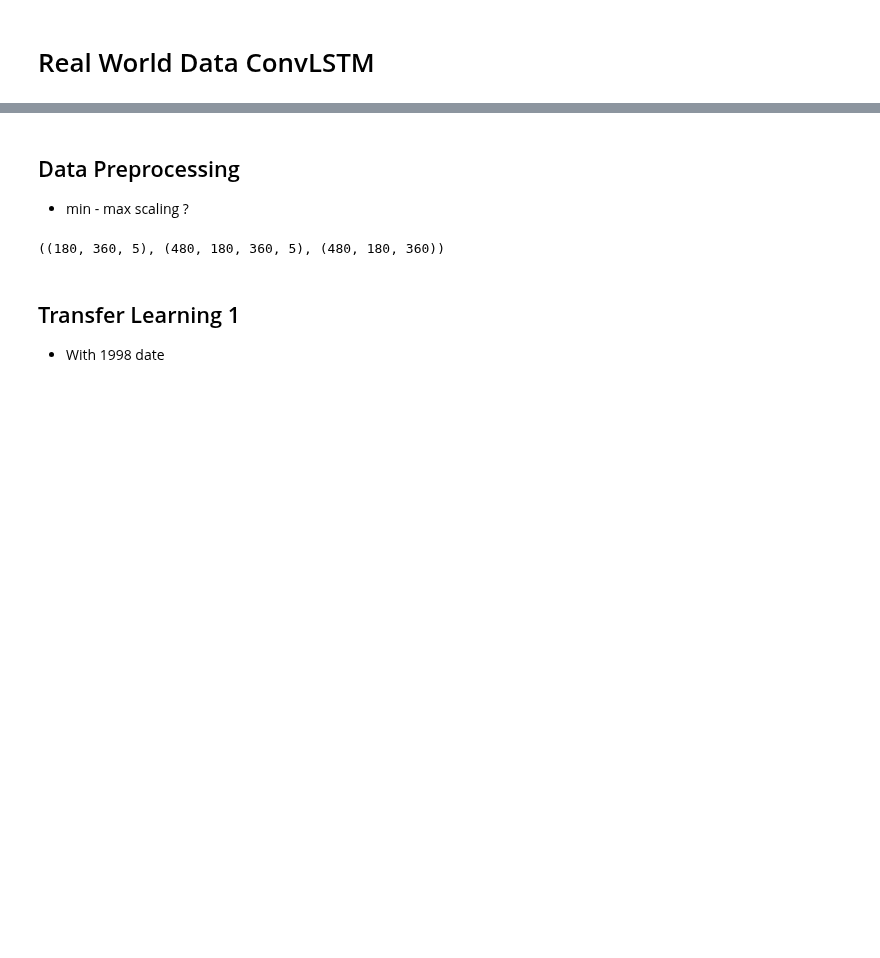
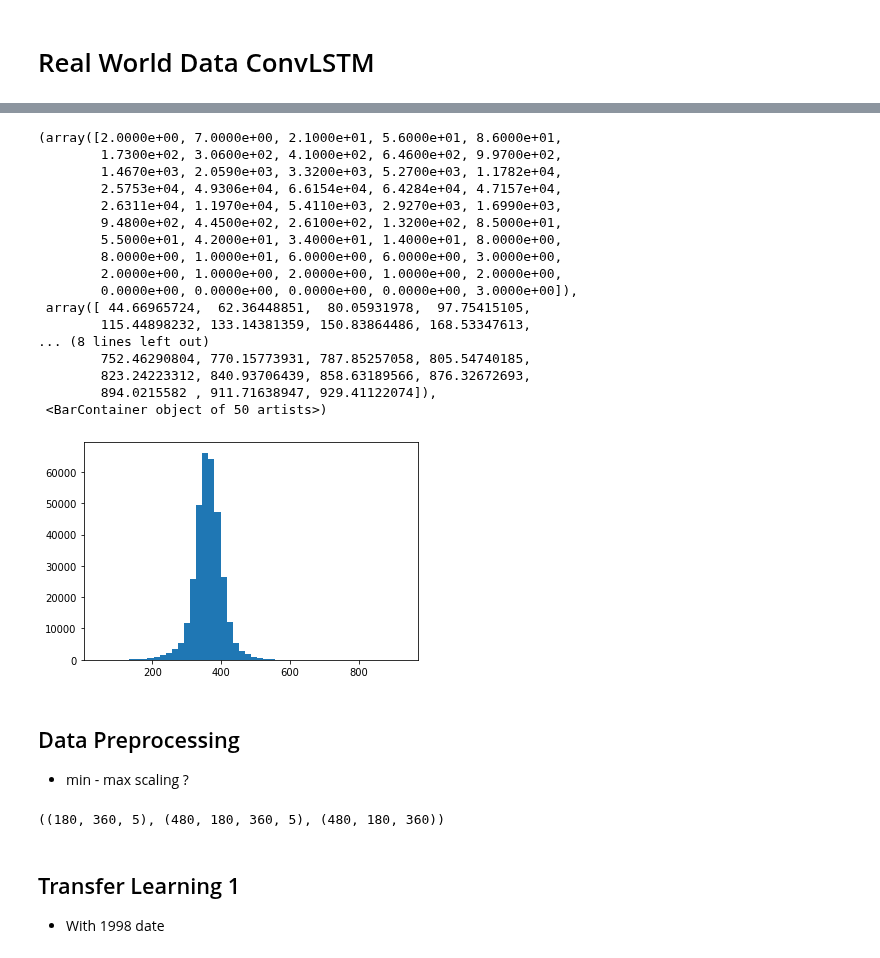
Before and after one commit to sk981102/ocean_co2, a Jupyter notebook: notebooks/deep_learning/009_ConvLSTM_realworld.ipynb, the cells around one changed output, grey strips where cells are left out. Cells and saved outputs as stored; diff of their text form; code cells hidden in the pictures; blank space fills up the shorter version.

```diff
--- a/notebooks/deep_learning/009_ConvLSTM_realworld.ipynb
+++ b/notebooks/deep_learning/009_ConvLSTM_realworld.ipynb
@@ -49,3 +56,25 @@ pco2_converted = fCO2_to_pCO2(data.fco2_ave_unwtd.data,data.sst.data)
+# %%
+pco2_socat_non = pco2_converted [pco2_converted!=0]
+plt.hist(pco2_socat_non,bins=50)
+# %% [output]
+(array([2.0000e+00, 7.0000e+00, 2.1000e+01, 5.6000e+01, 8.6000e+01,
+        1.7300e+02, 3.0600e+02, 4.1000e+02, 6.4600e+02, 9.9700e+02,
+        1.4670e+03, 2.0590e+03, 3.3200e+03, 5.2700e+03, 1.1782e+04,
+        2.5753e+04, 4.9306e+04, 6.6154e+04, 6.4284e+04, 4.7157e+04,
+        2.6311e+04, 1.1970e+04, 5.4110e+03, 2.9270e+03, 1.6990e+03,
+        9.4800e+02, 4.4500e+02, 2.6100e+02, 1.3200e+02, 8.5000e+01,
+        5.5000e+01, 4.2000e+01, 3.4000e+01, 1.4000e+01, 8.0000e+00,
+        8.0000e+00, 1.0000e+01, 6.0000e+00, 6.0000e+00, 3.0000e+00,
+        2.0000e+00, 1.0000e+00, 2.0000e+00, 1.0000e+00, 2.0000e+00,
+        0.0000e+00, 0.0000e+00, 0.0000e+00, 0.0000e+00, 3.0000e+00]),
+ array([ 44.66965724,  62.36448851,  80.05931978,  97.75415105,
+        115.44898232, 133.14381359, 150.83864486, 168.53347613,
+... (8 lines left out)
+        752.46290804, 770.15773931, 787.85257058, 805.54740185,
+        823.24223312, 840.93706439, 858.63189566, 876.32672693,
+        894.0215582 , 911.71638947, 929.41122074]),
+ <BarContainer object of 50 artists>)
+[figure, added]
 # %% [markdown]
 ## Data Preprocessing
 
```
Also changed, not shown: parts of 25 cells of this notebook, 5 other files.
